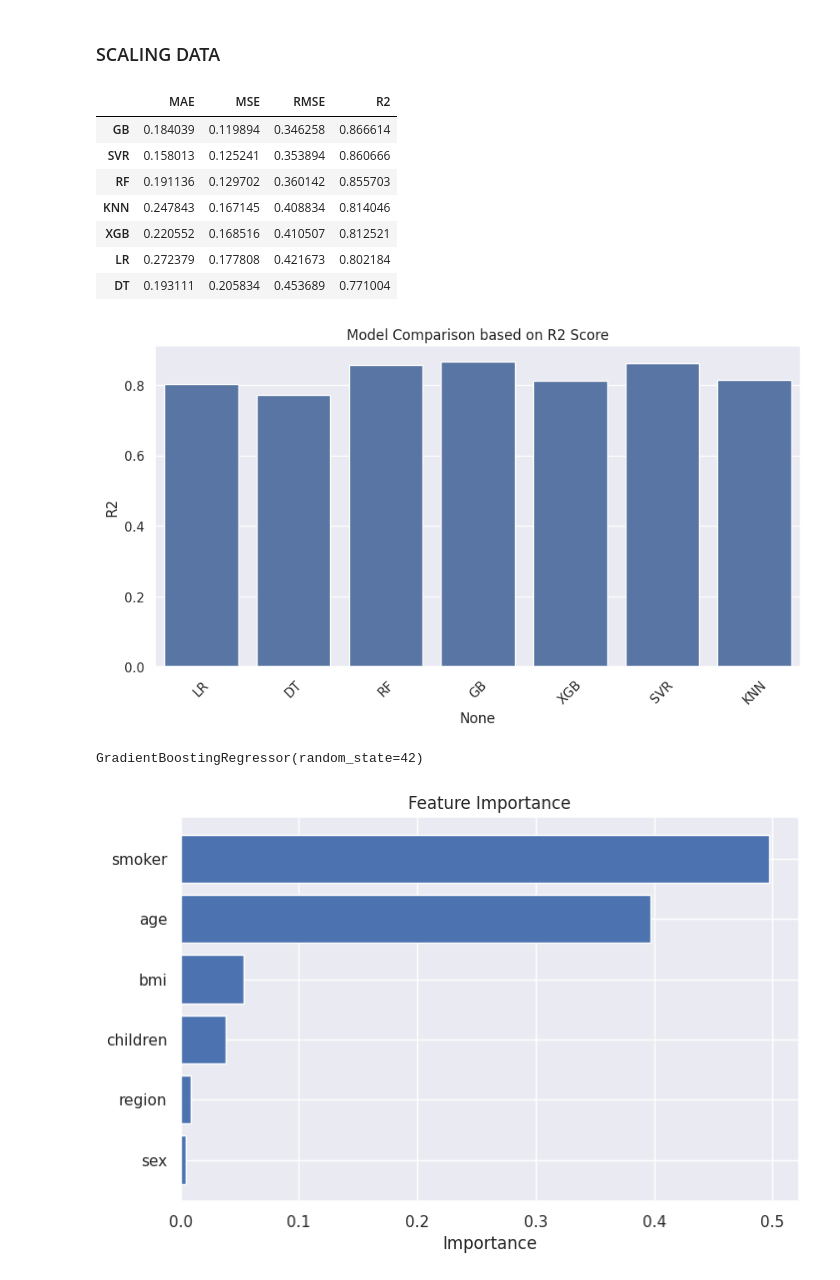
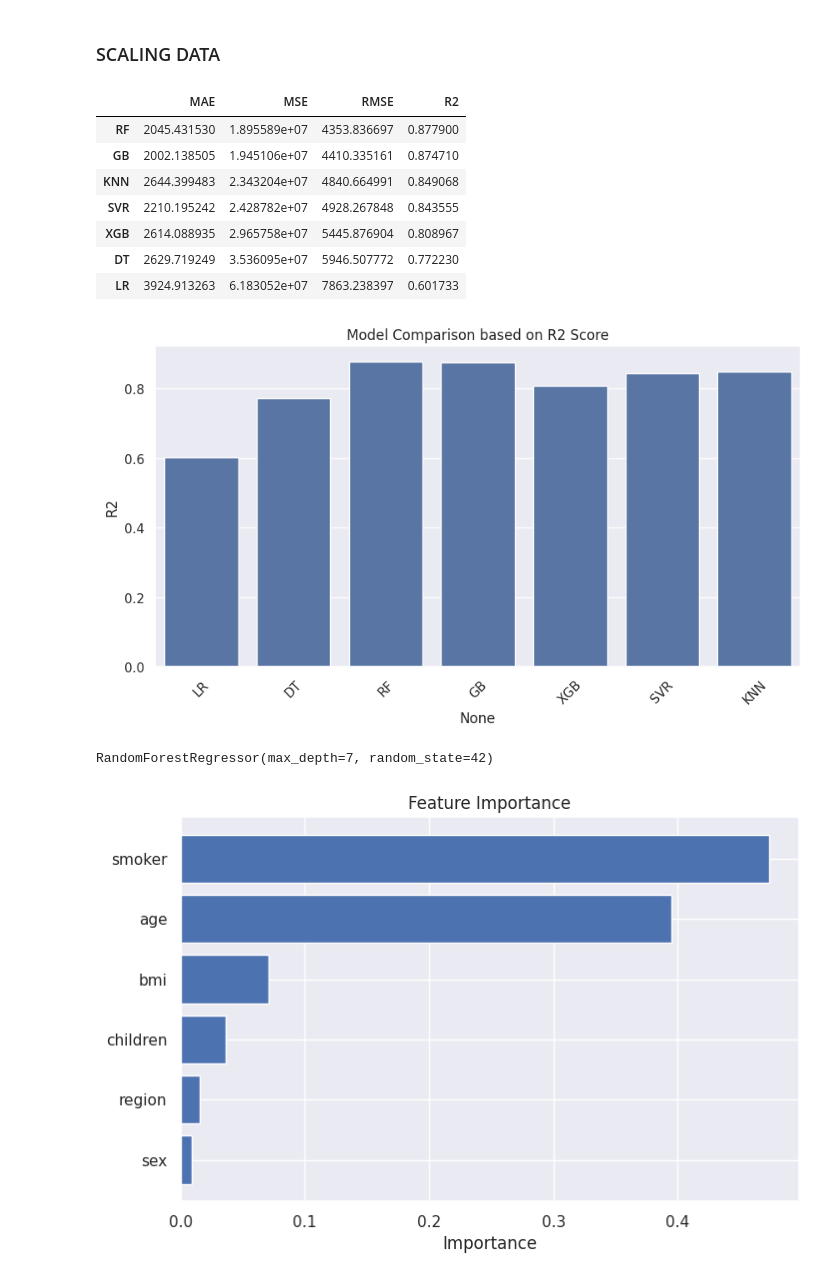
Before and after one commit to aditya1596/Medical-Insurance-Cost-Predictor, a Jupyter notebook: Medical_insurence_cost_prediction.ipynb, the cells around one changed output. Saved outputs shown, nothing was run; the diff lists cells and outputs as text; code cells hidden in the pictures.

Commit message:
Switch final model to Random Forest, fix bugs, add dollar-scale evaluation metrics

```diff
--- a/Medical_insurence_cost_prediction.ipynb
+++ b/Medical_insurence_cost_prediction.ipynb
@@ -267,5 +253,5 @@ Name: log_charges, Length: 1338, dtype: float64
 # %% [markdown]
  ### SPLITTING IN TRAINING AND TESTING DATA ###
 # %%
-x_train,x_test,y_train,y_test = train_test_split(X,Y,test_size = 0.2 , random_state  =42)
+X_train,X_test,Y_train,Y_test = train_test_split(X,Y,test_size = 0.2 , random_state  =42)
 # %%
@@ -276,8 +262,8 @@ print(x.shape , x_train.shape , x_test.shape)
  ### SCALING DATA ###
 # %%
 sr = StandardScaler()
-x_train_scaled = sr.fit_transform(x_train)
-x_test_scaled  = sr.transform(x_test)
+X_train_scaled = sr.fit_transform(X_train)
+X_test_scaled  = sr.transform(X_test)
 # %%
 models = {
     "LR": LinearRegression(),
@@ -293,16 +279,20 @@ results = {}
 for name, model in models.items():
     # Use scaled data for Linear Regression, SVR, KNN
     if name in ["LR", "SVR", "KNN"]:
-        model.fit(x_train_scaled, y_train)
-        y_pred = model.predict(x_test_scaled)
+        model.fit(X_train_scaled, Y_train)
+        Y_pred = model.predict(X_test_scaled)
     else:
-        model.fit(x_train, y_train)
-        y_pred = model.predict(x_test)
+        model.fit(X_train, Y_train)
+        Y_pred = model.predict(X_test)
 
-    mae = mean_absolute_error(y_test, y_pred)
-    mse = mean_squared_error(y_test, y_pred)
+    # Convert log-scale predictions & actuals back to original dollar scale
+    Y_pred_actual = np.expm1(Y_pred)
+    Y_test_actual = np.expm1(Y_test)
+
+    mae = mean_absolute_error(Y_test_actual, Y_pred_actual)
+    mse = mean_squared_error(Y_test_actual, Y_pred_actual)
     rmse = np.sqrt(mse)
-    r2 = r2_score(y_test, y_pred)
+    r2 = r2_score(Y_test_actual, Y_pred_actual)
 
     results[name] = {"MAE": mae, "MSE": mse, "RMSE": rmse, "R2": r2}
 # %%
@@ -310,13 +300,13 @@ result_df = pd.DataFrame(results).T
 result_df.sort_values(by='R2', ascending=False)
 # %% [output]
 |  | MAE | MSE | RMSE | R2 |
-| GB | 0.184039 | 0.119894 | 0.346258 | 0.866614 |
-| SVR | 0.158013 | 0.125241 | 0.353894 | 0.860666 |
-| RF | 0.191136 | 0.129702 | 0.360142 | 0.855703 |
-| KNN | 0.247843 | 0.167145 | 0.408834 | 0.814046 |
-| XGB | 0.220552 | 0.168516 | 0.410507 | 0.812521 |
-| LR | 0.272379 | 0.177808 | 0.421673 | 0.802184 |
-| DT | 0.193111 | 0.205834 | 0.453689 | 0.771004 |
+| RF | 2045.431530 | 1.895589e+07 | 4353.836697 | 0.877900 |
+| GB | 2002.138505 | 1.945106e+07 | 4410.335161 | 0.874710 |
+| KNN | 2644.399483 | 2.343204e+07 | 4840.664991 | 0.849068 |
+| SVR | 2210.195242 | 2.428782e+07 | 4928.267848 | 0.843555 |
+| XGB | 2614.088935 | 2.965758e+07 | 5445.876904 | 0.808967 |
+| DT | 2629.719249 | 3.536095e+07 | 5946.507772 | 0.772230 |
+| LR | 3924.913263 | 6.183052e+07 | 7863.238397 | 0.601733 |
 # %%
 plt.figure(figsize=(10,5))
 sns.barplot(x=result_df.index,y=result_df['R2'])
@@ -324,11 +314,11 @@ plt.title("Model Comparison based on R2 Score")
 plt.xticks(rotation=45)
 plt.show()
 # %% [output]
-[figure, old version]
+[figure, new version]
 # %%
-gradient_model = GradientBoostingRegressor(n_estimators=100, random_state=42)
-gradient_model.fit(x_train, y_train)
+random_forest_model = RandomForestRegressor(n_estimators=100, max_depth=7, random_state=42)
+random_forest_model.fit(X_train, Y_train)
 # %% [output]
-GradientBoostingRegressor(random_state=42)
+RandomForestRegressor(max_depth=7, random_state=42)
 # %%
 import pickle
@@ -336,16 +326,16 @@ pickle.dump(gradient_model, open('model.pkl', 'wb'))
 pickle.dump(sr, open('scaler.pkl', 'wb'))
 # %%
-imp = gradient_model.feature_importances_
+imp = random_forest_model.feature_importances_
 feature_df = pd.DataFrame({
     'Feature': ['age', 'sex', 'bmi', 'children', 'smoker', 'region'],
     'Importance': imp
 }).sort_values(by='Importance', ascending=False)
 
 plt.figure(figsize=(8,5))
 plt.barh(feature_df['Feature'], feature_df['Importance'])
 plt.title('Feature Importance')
 plt.xlabel('Importance')
 plt.gca().invert_yaxis()
 plt.show()
 # %% [output]
-[figure, old version]
+[figure, new version]
```
Also changed, not shown: parts of 8 cells of this notebook, 2 other files.
